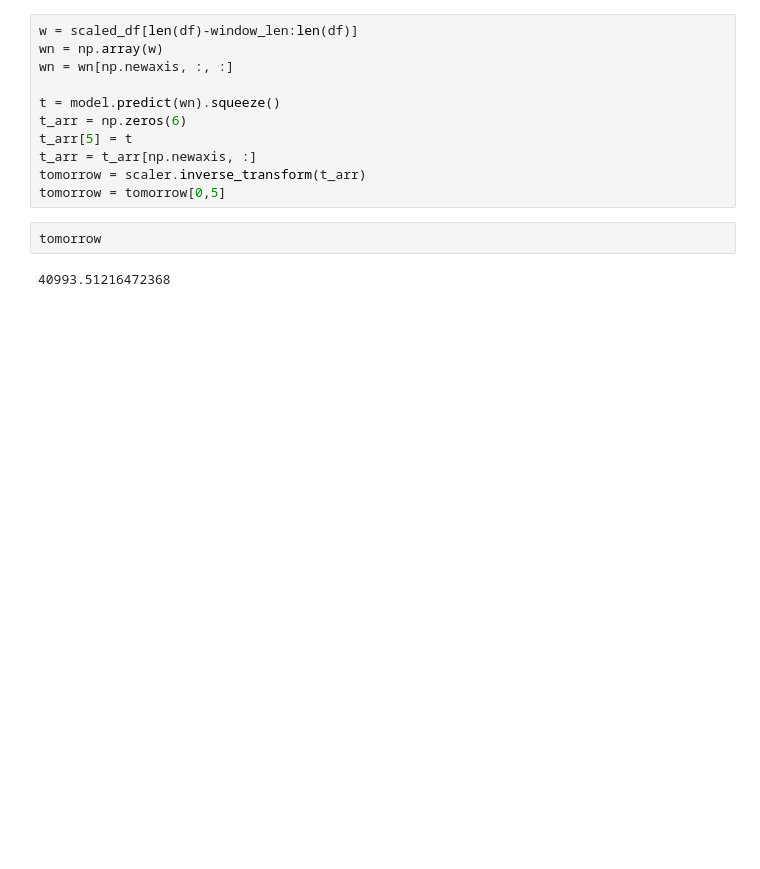
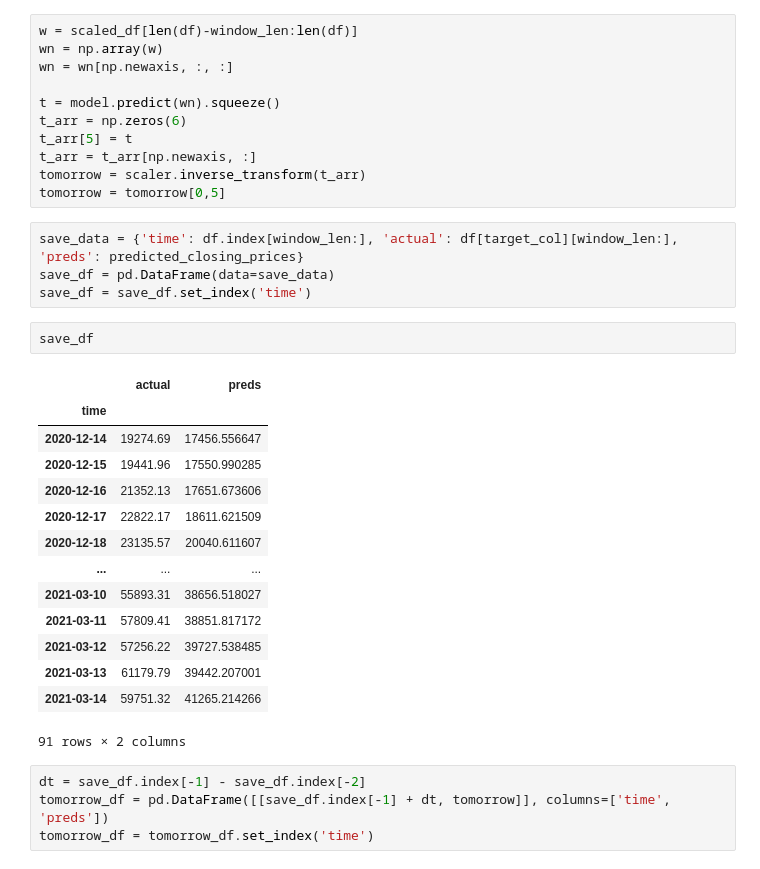
Before and after one commit to Lehel44/crpyto-AI, a Jupyter notebook: predict.ipynb, the cells around one changed output. Saved outputs shown, nothing was run; the diff lists cells and outputs as text; blank space fills up the shorter version.

Commit message:
download the actual prices and saveing the results with tomorrow data works properly

```diff
--- a/predict.ipynb
+++ b/predict.ipynb
@@ -101,7 +101,28 @@ t_arr[5] = t
 t_arr = t_arr[np.newaxis, :]
 tomorrow = scaler.inverse_transform(t_arr)
 tomorrow = tomorrow[0,5]
-# %%
-tomorrow
-# %% [output]
-40993.51216472368
+# %%
+save_data = {'time': df.index[window_len:], 'actual': df[target_col][window_len:], 'preds': predicted_closing_prices}
+save_df = pd.DataFrame(data=save_data)
+save_df = save_df.set_index('time')
+# %%
+save_df
+# %% [output]
+|  | actual | preds |
+| time |  |  |
+| 2020-12-14 | 19274.69 | 17456.556647 |
+| 2020-12-15 | 19441.96 | 17550.990285 |
+| 2020-12-16 | 21352.13 | 17651.673606 |
+| 2020-12-17 | 22822.17 | 18611.621509 |
+| 2020-12-18 | 23135.57 | 20040.611607 |
+| ... | ... | ... |
+| 2021-03-10 | 55893.31 | 38656.518027 |
+| 2021-03-11 | 57809.41 | 38851.817172 |
+| 2021-03-12 | 57256.22 | 39727.538485 |
+| 2021-03-13 | 61179.79 | 39442.207001 |
+| 2021-03-14 | 59751.32 | 41265.214266 |
+91 rows × 2 columns
+# %%
+dt = save_df.index[-1] - save_df.index[-2]
+tomorrow_df = pd.DataFrame([[save_df.index[-1] + dt, tomorrow]], columns=['time', 'preds'])
+tomorrow_df = tomorrow_df.set_index('time')
```
Also changed, not shown: parts of 4 cells of this notebook.
